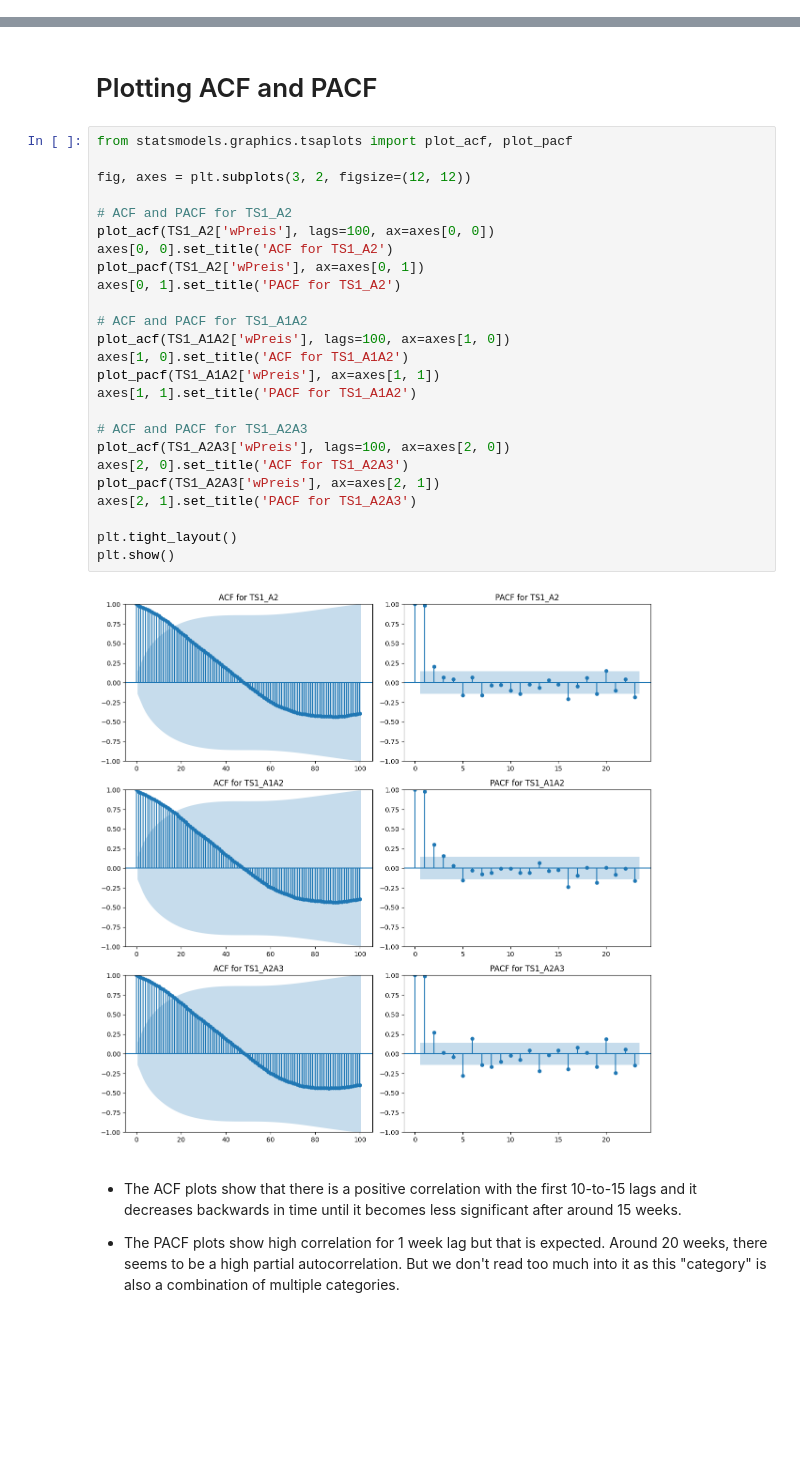
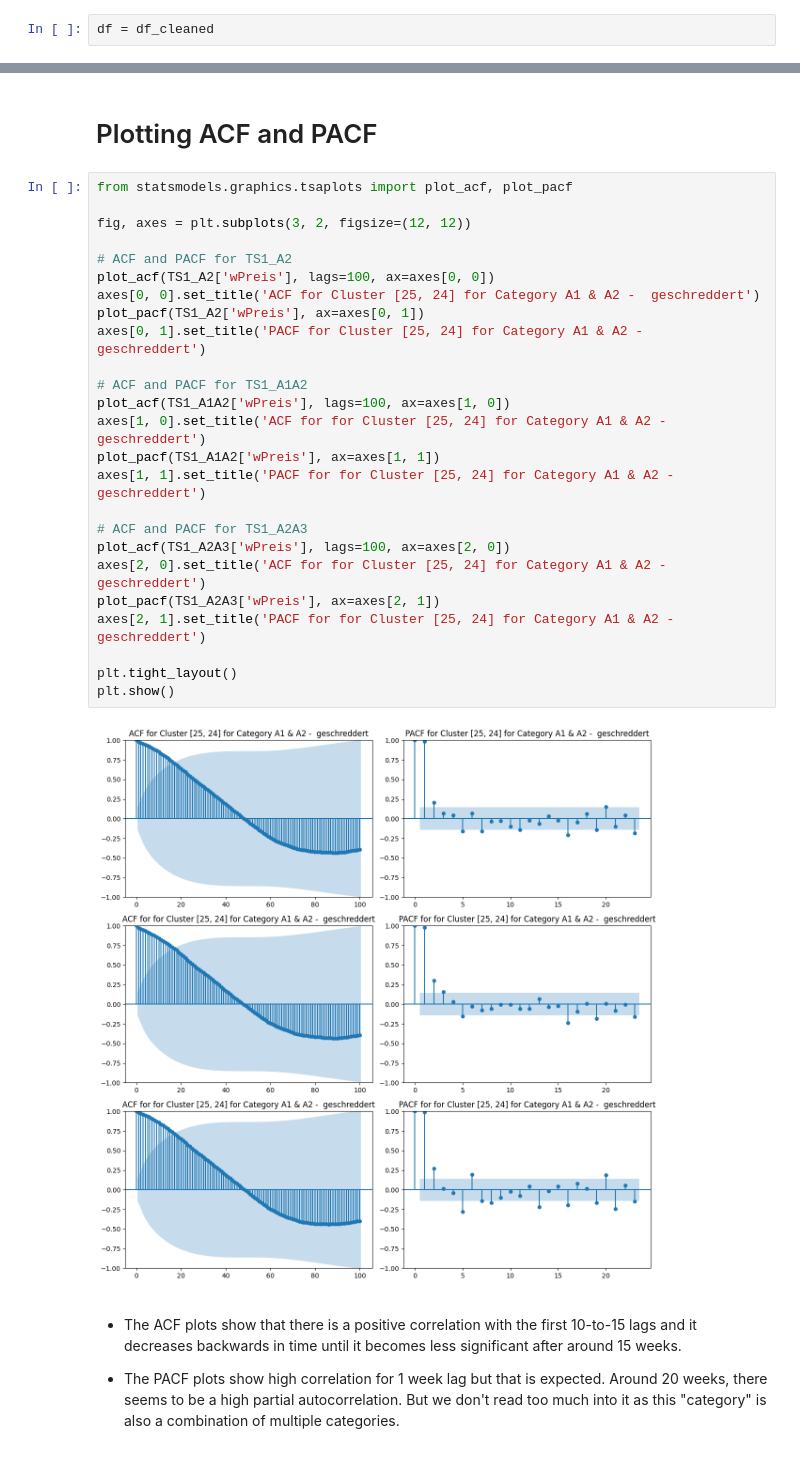
Before and after one commit to surajkarak/thesis, a Jupyter notebook: 0_ACF_PCF.ipynb, the cells around one changed output, grey strips where cells are left out. Saved outputs shown, nothing was run; the diff lists cells and outputs as text; blank space fills up the shorter version.

```diff
--- a/0_ACF_PCF.ipynb
+++ b/0_ACF_PCF.ipynb
@@ -36,6 +36,8 @@ df_cleaned
 5773 rows × 5 columns
 # %% [markdown]
 Extracting one cluster from the dataset for analysis.
+# %%
+df = df_cleaned
 # %%
 TS1 = df[(df['Plz'] == "['25', '24']")]
 # %% [markdown]
@@ -52,30 +54,30 @@ datasets = [TS1_A2, TS1_A1A2, TS1_A2A3]
 # %%
 from statsmodels.graphics.tsaplots import plot_acf, plot_pacf
 
 fig, axes = plt.subplots(3, 2, figsize=(12, 12))
 
 # ACF and PACF for TS1_A2
 plot_acf(TS1_A2['wPreis'], lags=100, ax=axes[0, 0])
-axes[0, 0].set_title('ACF for TS1_A2')
+axes[0, 0].set_title('ACF for Cluster [25, 24] for Category A1 & A2 -  geschreddert')
 plot_pacf(TS1_A2['wPreis'], ax=axes[0, 1])
-axes[0, 1].set_title('PACF for TS1_A2')
+axes[0, 1].set_title('PACF for Cluster [25, 24] for Category A1 & A2 -  geschreddert')
 
 # ACF and PACF for TS1_A1A2
 plot_acf(TS1_A1A2['wPreis'], lags=100, ax=axes[1, 0])
-axes[1, 0].set_title('ACF for TS1_A1A2')
+axes[1, 0].set_title('ACF for for Cluster [25, 24] for Category A1 & A2 -  geschreddert')
 plot_pacf(TS1_A1A2['wPreis'], ax=axes[1, 1])
-axes[1, 1].set_title('PACF for TS1_A1A2')
+axes[1, 1].set_title('PACF for for Cluster [25, 24] for Category A1 & A2 -  geschreddert')
 
 # ACF and PACF for TS1_A2A3
 plot_acf(TS1_A2A3['wPreis'], lags=100, ax=axes[2, 0])
-axes[2, 0].set_title('ACF for TS1_A2A3')
+axes[2, 0].set_title('ACF for for Cluster [25, 24] for Category A1 & A2 -  geschreddert')
 plot_pacf(TS1_A2A3['wPreis'], ax=axes[2, 1])
-axes[2, 1].set_title('PACF for TS1_A2A3')
+axes[2, 1].set_title('PACF for for Cluster [25, 24] for Category A1 & A2 -  geschreddert')
 
 plt.tight_layout()
 plt.show()
 # %% [output]
-[figure, old version]
+[figure, new version]
 # %% [markdown]
 - The ACF plots show that there is a positive correlation with the first 10-to-15 lags and it decreases backwards in time until it becomes less significant after around 15 weeks.
 
```
Also changed, not shown: 5 other files.
